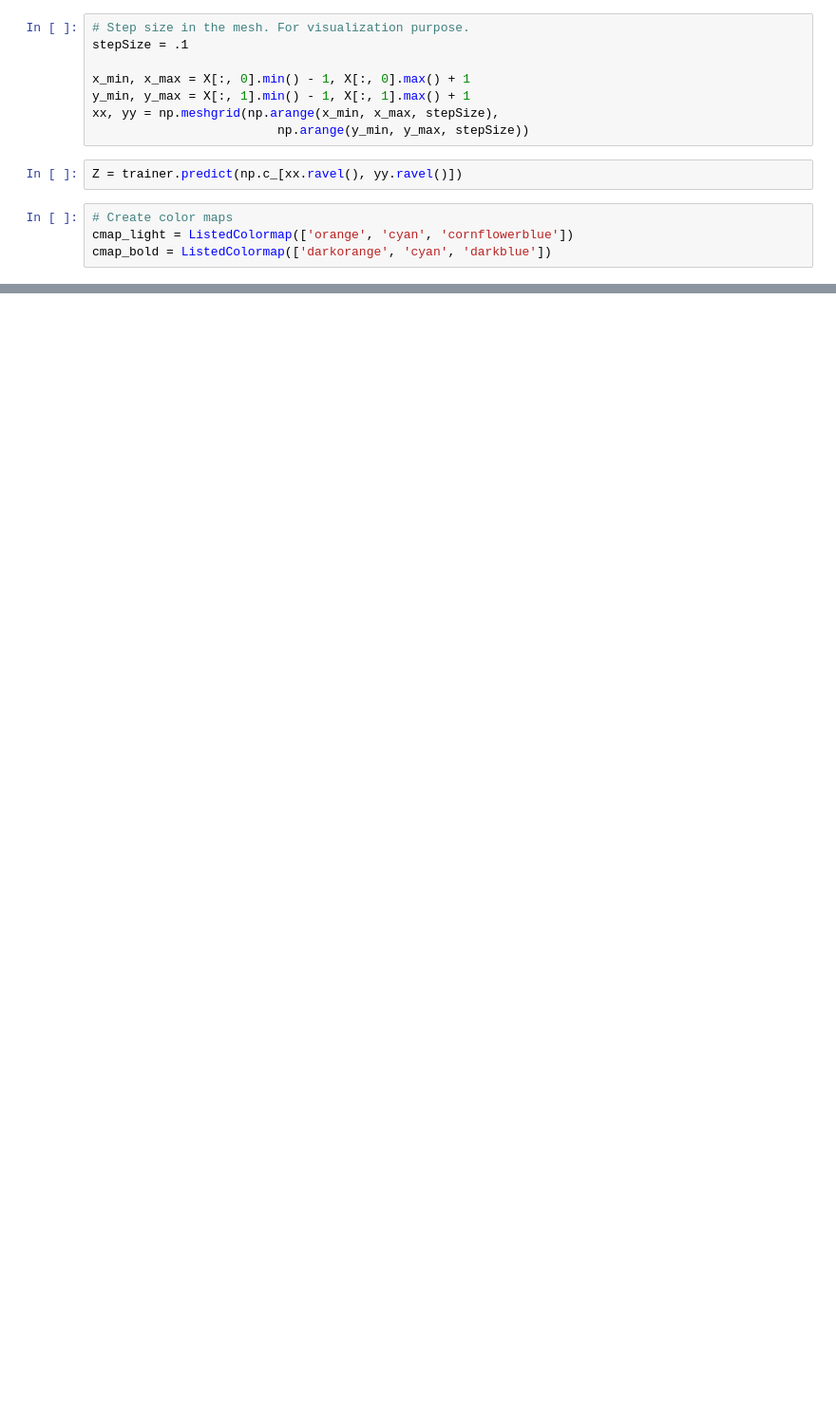
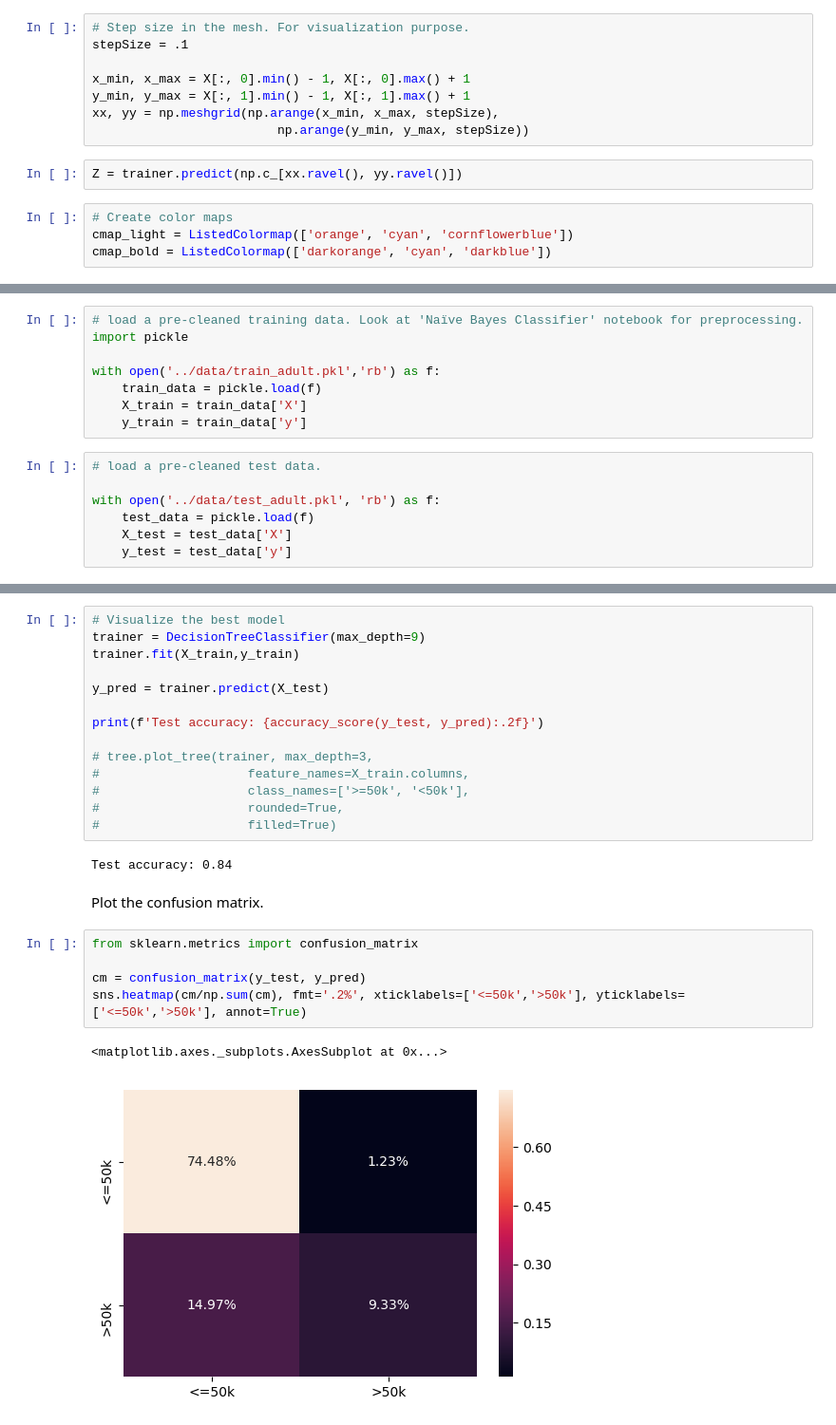
Before and after one commit to prateep03/Python-Tutorial, a Jupyter notebook: notebooks/Decision Trees.ipynb, the cells around one changed output, grey strips where cells are left out. Shown at 95% size. Saved outputs shown, nothing was run; the diff lists cells and outputs as text; blank space fills up the shorter version.

Commit message:
decision tree nb.

```diff
--- a/notebooks/Decision Trees.ipynb
+++ b/notebooks/Decision Trees.ipynb
@@ -136,0 +198,15 @@ Text(0.5, 1.0, '3-Class Classification using a DecisionTreeClassifer with max_de
+# %%
+# load a pre-cleaned training data. Look at 'Naïve Bayes Classifier' notebook for preprocessing.
+import pickle
+
+with open('../data/train_adult.pkl','rb') as f:
+    train_data = pickle.load(f)
+    X_train = train_data['X']
+    y_train = train_data['y']
+# %%
+# load a pre-cleaned test data.
+
+with open('../data/test_adult.pkl', 'rb') as f:
+    test_data = pickle.load(f)
+    X_test = test_data['X']
+    y_test = test_data['y']
@@ -136,0 +285,26 @@ Text(0.5, 1.0, '3-Class Classification using a DecisionTreeClassifer with max_de
+# %%
+# Visualize the best model
+trainer = DecisionTreeClassifier(max_depth=9)
+trainer.fit(X_train,y_train)
+
+y_pred = trainer.predict(X_test)
+
+print(f'Test accuracy: {accuracy_score(y_test, y_pred):.2f}')
+
+# tree.plot_tree(trainer, max_depth=3,
+#                    feature_names=X_train.columns,
+#                    class_names=['>=50k', '<50k'],
+#                    rounded=True,
+#                    filled=True)
+# %% [output]
+Test accuracy: 0.84
+# %% [markdown]
+Plot the confusion matrix.
+# %%
+from sklearn.metrics import confusion_matrix
+
+cm = confusion_matrix(y_test, y_pred)
+sns.heatmap(cm/np.sum(cm), fmt='.2%', xticklabels=['<=50k','>50k'], yticklabels=['<=50k','>50k'], annot=True)
+# %% [output]
+<matplotlib.axes._subplots.AxesSubplot at 0x...>
+[figure, added]
```
Also changed, not shown: parts of 21 cells of this notebook, 4 other files.
